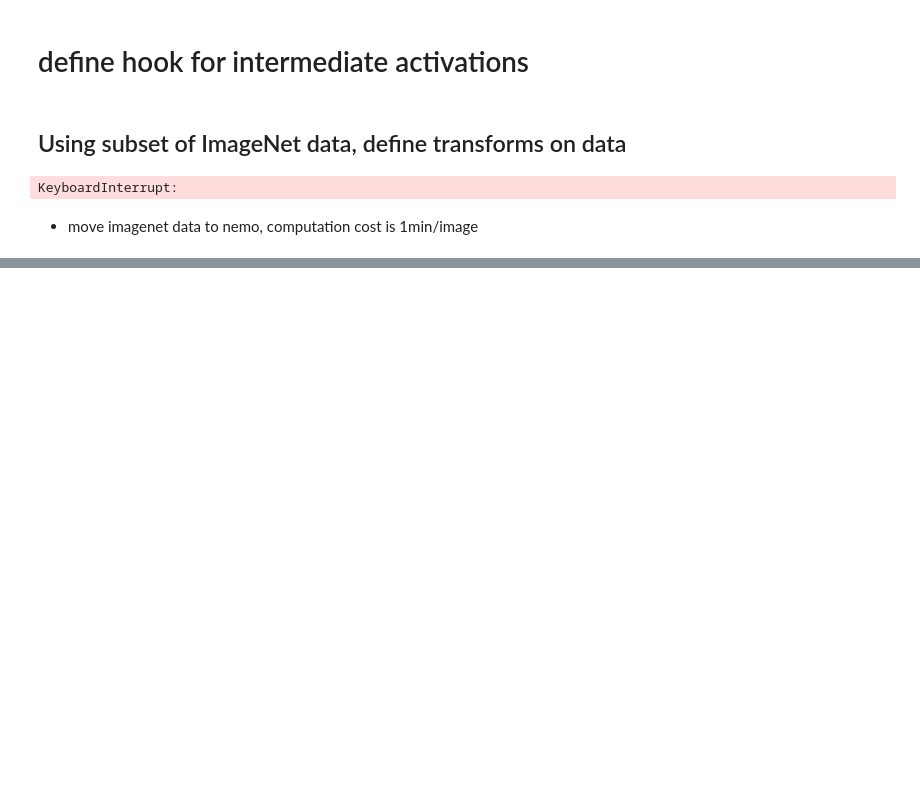
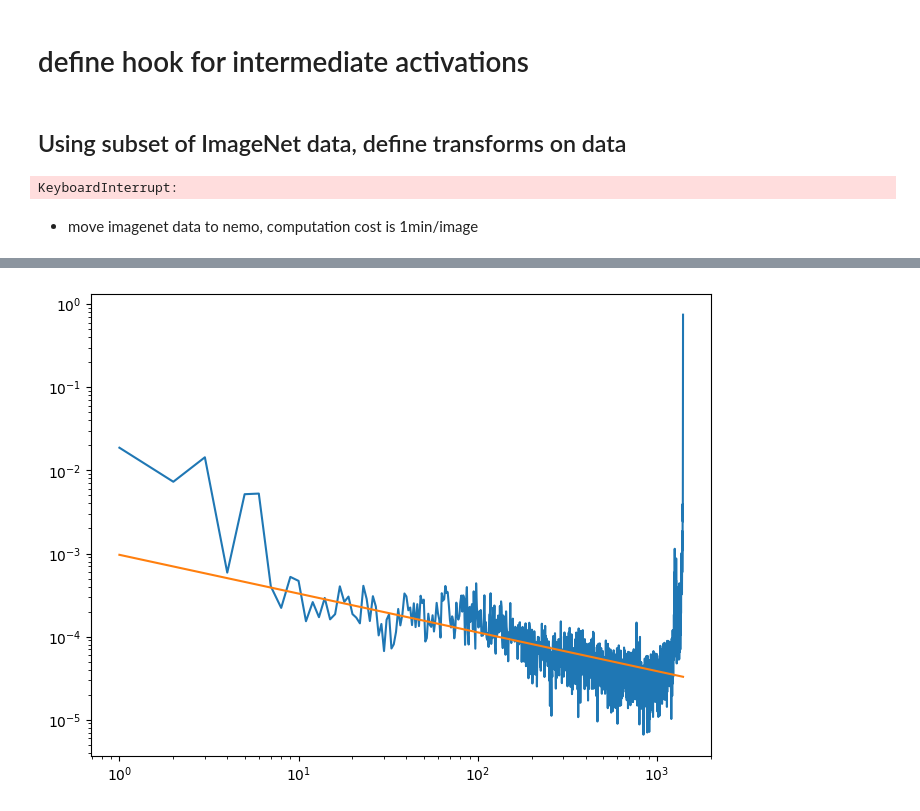
Before and after one commit to duutabib/local-gaucamole, a Jupyter notebook: notebooks/robustSigs/AlexNet_checking_alpha.ipynb, the cells around one changed output, grey strips where cells are left out. Cells and saved outputs as stored; diff of their text form; code cells hidden in the pictures; blank space fills up the shorter version.

```diff
--- a/notebooks/robustSigs/AlexNet_checking_alpha.ipynb
+++ b/notebooks/robustSigs/AlexNet_checking_alpha.ipynb
@@ -93,0 +135,24 @@ KeyboardInterrupt:
+# %%
+def ssplit0(x):
+    """Returns a new array of split
+    spontaneous activity.
+    (2, n, p)
+    """
+    # get # of stim
+    nr = x.shape[0]
+    snr = math.ceil(nr / 2)
+
+    # get # neurons
+    nco = x.shape[1]
+
+    # init empty for final results
+    newarr = np.empty((2, snr, nco))
+
+    p0 = x[:snr, :]
+    p1 = x[snr:nr, :]
+
+    # store data
+    newarr[0, :, :] = p0
+    newarr[1, :, :] = p1
+
+    return newarr
@@ -93,0 +189,2 @@ KeyboardInterrupt:
+# %%
+alpha_value, ypred , _= utils.get_powerlaw(ss0/ss0.sum(), np.arange(11, 5e2).astype('int'))
@@ -93,0 +195,6 @@ KeyboardInterrupt:
+# %%
+with mlp.rc_context({'figure.figsize': (8, 6)}):
+    plt.loglog(np.arange(0, ss0.size)+1, ss0/ss0.sum())
+    plt.loglog(np.arange(0, ss0.size)+1, ypred)
+# %% [output]
+[figure, added]
```
Also changed, not shown: parts of 22 cells of this notebook.
